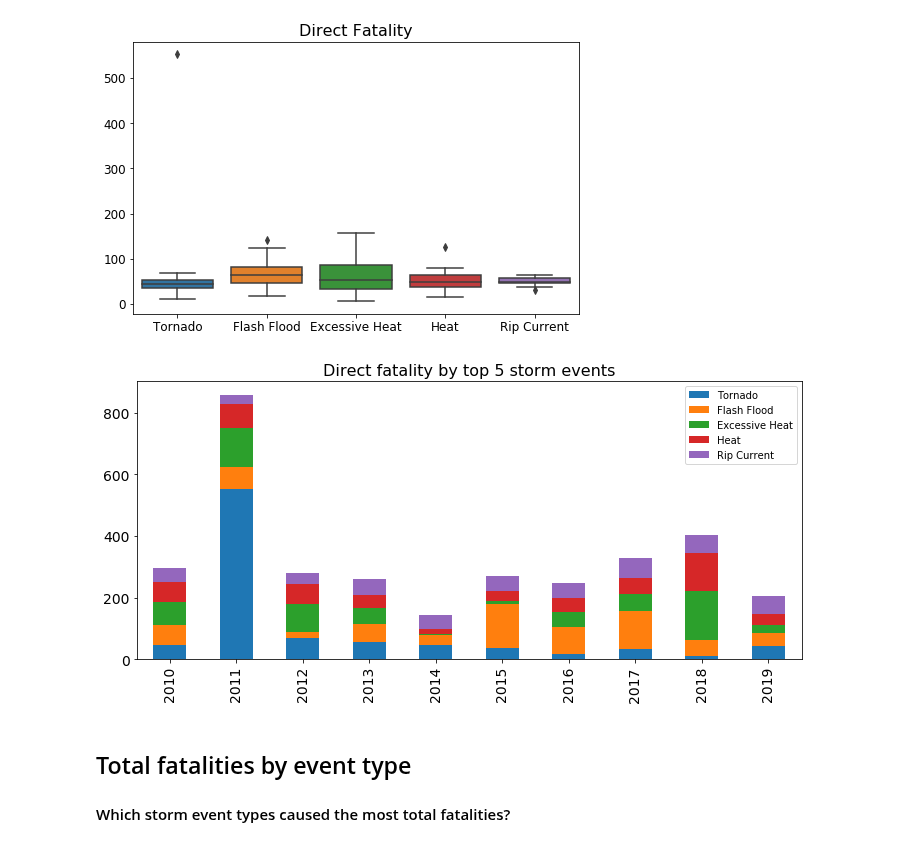
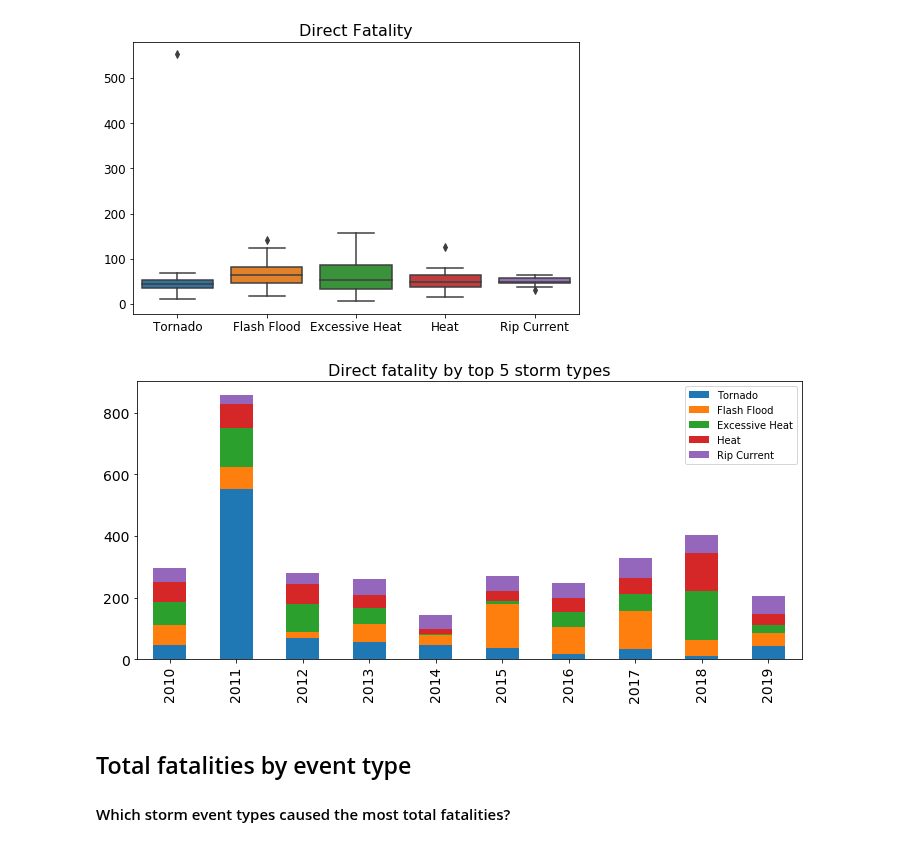
Before and after one commit to alwz1/storm-events, a Jupyter notebook: storm_events.ipynb, the cells around one changed output. Saved outputs shown, nothing was run; the diff lists cells and outputs as text; code cells hidden in the pictures.

```diff
--- a/storm_events.ipynb
+++ b/storm_events.ipynb
@@ -100,8 +100,8 @@ Index(['BEGIN_YEARMONTH', 'BEGIN_DAY', 'BEGIN_TIME', 'END_YEARMONTH',
 # %%
 #  select columns of interest from the yearly Storm Events datasets
 
-selected_columns = ['EVENT_ID', 'STATE', 'YEAR', 'MONTH_NAME', 'EVENT_TYPE', 'INJURIES_DIRECT',
-                    'INJURIES_INDIRECT', 'DEATHS_DIRECT', 'DEATHS_INDIRECT', 'DAMAGE_PROPERTY']
+selected_columns = ['EVENT_ID', 'STATE', 'YEAR', 'MONTH_NAME',
+                    'EVENT_TYPE', 'DEATHS_DIRECT', 'DEATHS_INDIRECT', 'DAMAGE_PROPERTY']
 # %%
 # read and concatenate yearly Storm Events datasets into a single data frame
 
@@ -334,15 +334,15 @@ fig.figure.savefig('direct_boxplt.png')
 # %%
 # create and save the yearly direct fatalities by the top five storm types stacked bar plot
 fig, axs = plt.subplots(figsize=(10, 5))
 df_yearly_deaths.plot(kind='bar', stacked=True, ax=axs)
-axs.set_title('Direct fatality by top 5 storm events', fontsize=16)
+axs.set_title('Direct fatality by top 5 storm types', fontsize=16)
 axs.set_xlabel('')
 plt.xticks(fontsize=14)
 plt.yticks(fontsize=14)
 plt.tight_layout()
 fig.savefig('top5_direct_fatalities.png')
 # %% [output]
-[figure, old version]
+[figure, new version]
 # %% [markdown]
 ## Total fatalities by event type
 
```
Also changed, not shown: parts of 15 cells of this notebook.
